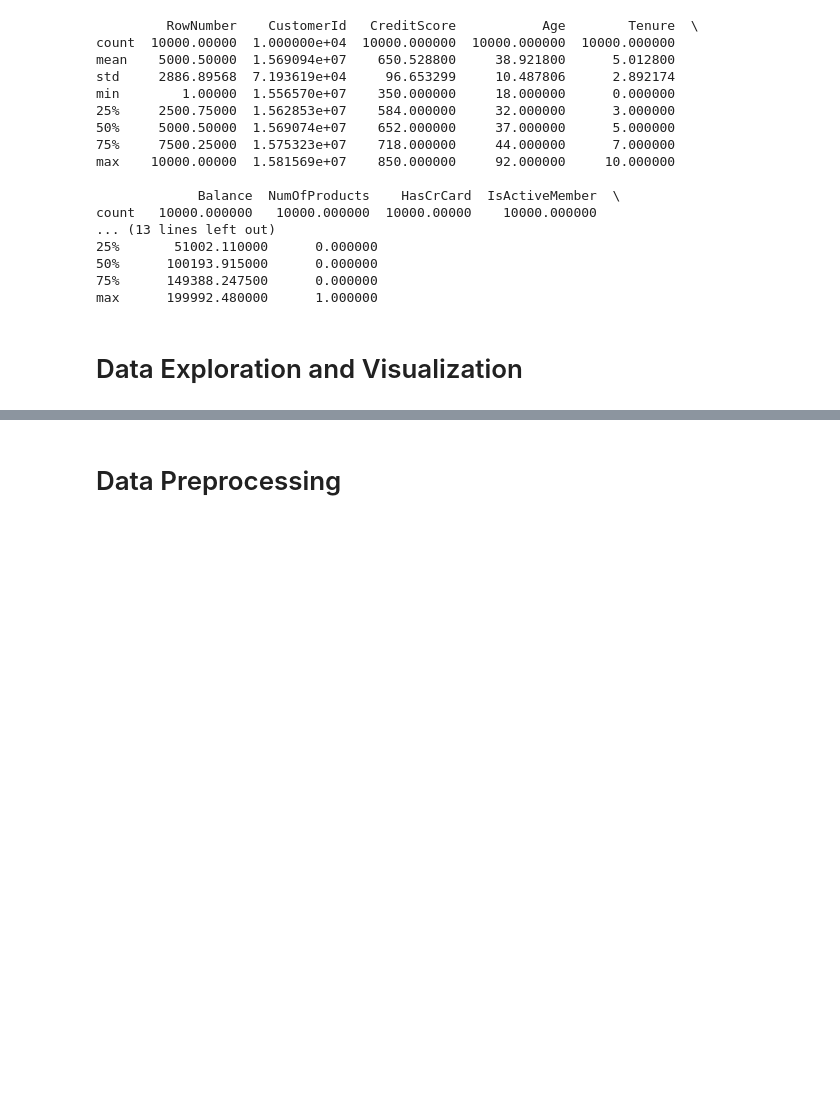
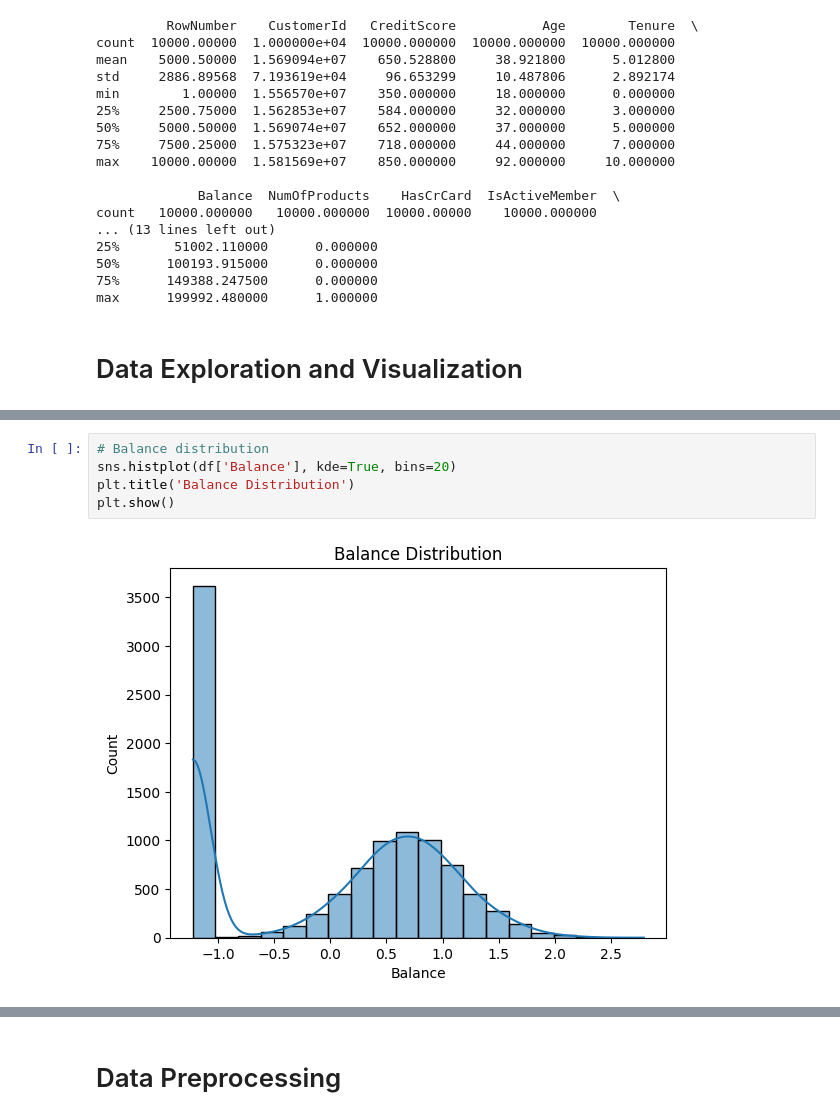
Before and after one commit to Abhiii10/Banking-Customer-Churn-Prediction, a Jupyter notebook: churn_prediction.ipynb, the cells around one changed output, grey strips where cells are left out. Cells and saved outputs as stored; diff of their text form; blank space fills up the shorter version.

```diff
--- a/churn_prediction.ipynb
+++ b/churn_prediction.ipynb
@@ -118,0 +132,7 @@ plt.show()
+# %%
+# Balance distribution
+sns.histplot(df['Balance'], kde=True, bins=20)
+plt.title('Balance Distribution')
+plt.show()
+# %% [output]
+[figure, added]
```
Also changed, not shown: parts of 38 cells of this notebook.
